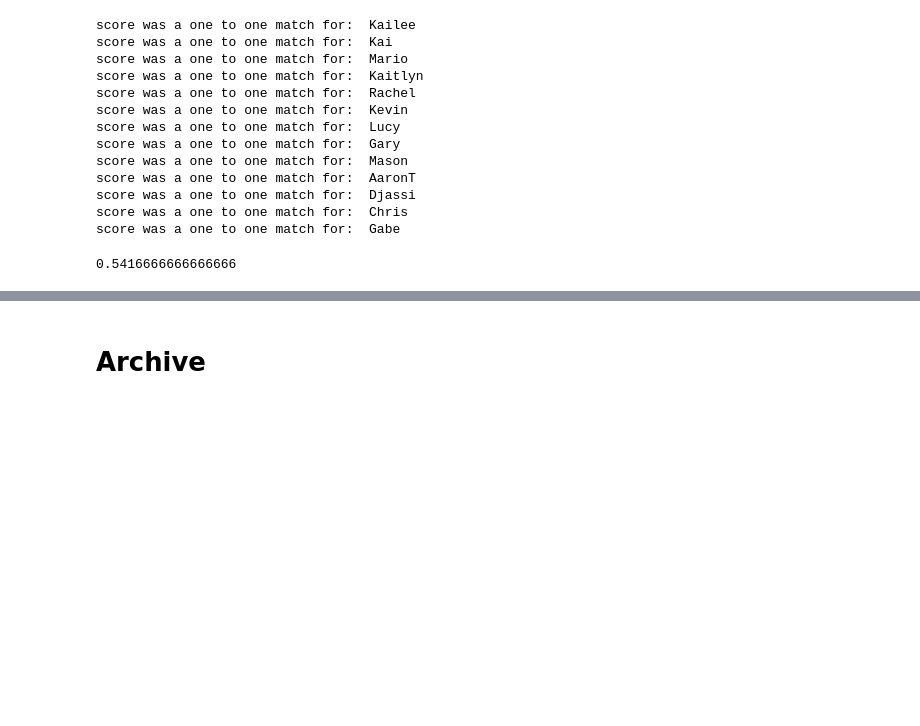
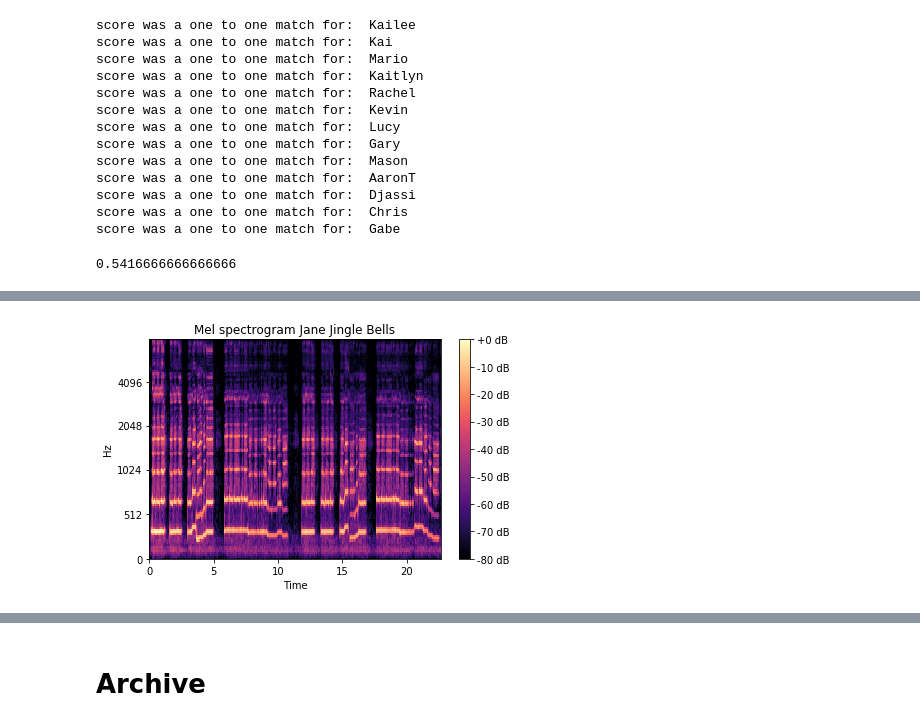
Before and after one commit to GabeQ/MusicStems, a Jupyter notebook: musicStemsFinalProj.ipynb, the cells around one changed output, grey strips where cells are left out. Drawn from its saved outputs; the diff is of its cells as text; code cells hidden in the pictures; blank space fills up the shorter version.

```diff
--- a/musicStemsFinalProj.ipynb
+++ b/musicStemsFinalProj.ipynb
@@ -531,0 +597,16 @@ print(allThreeMetricsAccuracy)
+# %%
+kevinJingleMelSpec = lb.feature.melspectrogram(db_JingleBells['Kevin'], sr=22050, n_mels=128, fmax=8000)
+janeJingleMelSpec = lb.feature.melspectrogram(db_JingleBells['Jane'], sr=22050, n_mels=128, fmax=8000)
+lucyJingleMelSpec = lb.feature.melspectrogram(db_JingleBells['Lucy'], sr=22050, n_mels=128, fmax=8000)
+mayaJingleMelSpec = lb.feature.melspectrogram(db_JingleBells['Maya'], sr=22050, n_mels=128, fmax=8000)
+shivJingleMelSpec = lb.feature.melspectrogram(db_JingleBells['Shiv'], sr=22050, n_mels=128, fmax=8000)
+djassiJingleMelSpec = lb.feature.melspectrogram(db_JingleBells['Djassi'], sr=22050, n_mels=128, fmax=8000)
+isabelJingleMelSpec = lb.feature.melspectrogram(db_JingleBells['Isabel'], sr=22050, n_mels=128, fmax=8000)
+kaiJingleMelSpec = lb.feature.melspectrogram(db_JingleBells['Kai'], sr=22050, n_mels=128, fmax=8000)
+# %%
+lb.display.specshow(lb.power_to_db(janeJingleMelSpec, ref=np.max), y_axis='mel', fmax=8000, x_axis='time')
+plt.colorbar(format='%+2.0f dB')
+plt.title('Mel spectrogram Jane Jingle Bells')
+plt.tight_layout()
+# %% [output]
+[figure, added]
```
Also changed, not shown: parts of 25 cells of this notebook.
